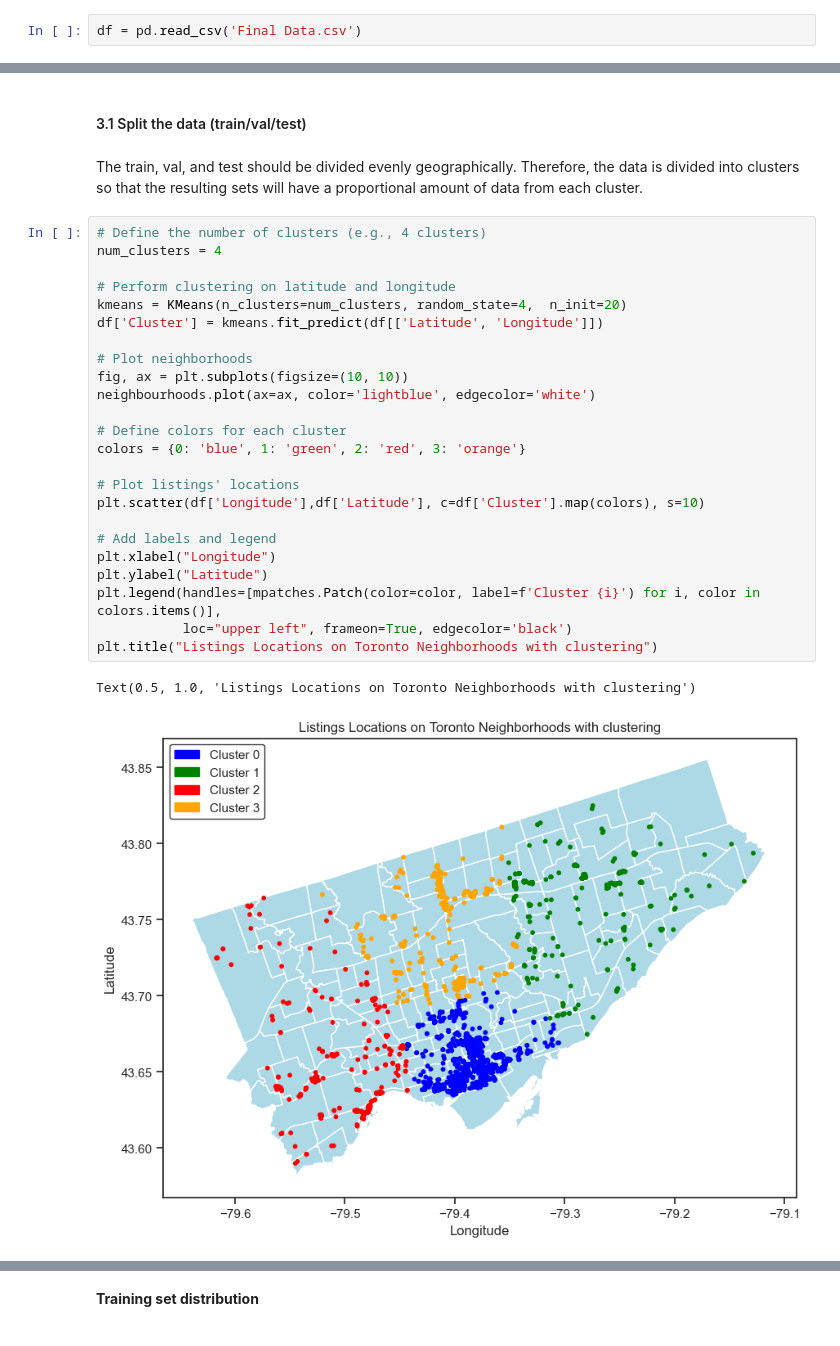
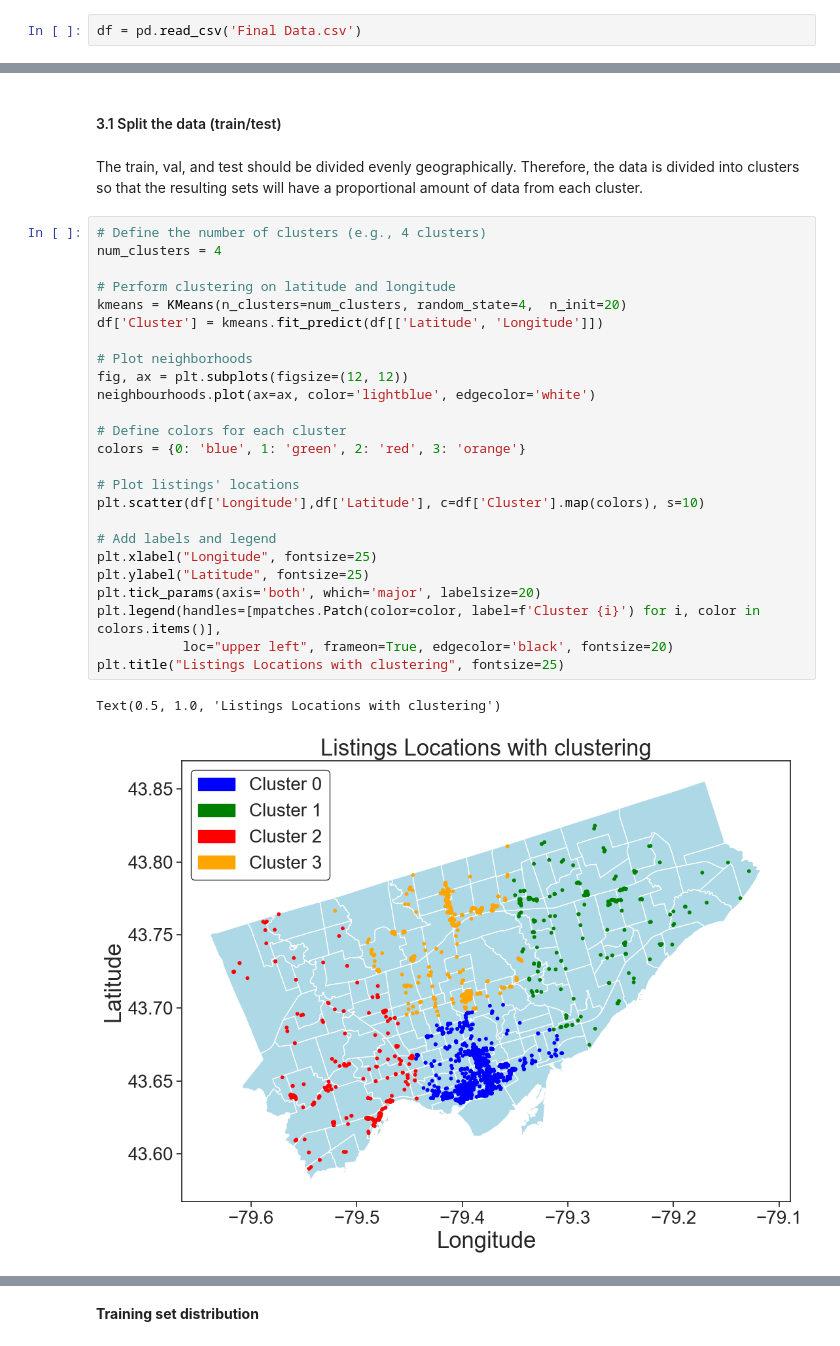
Before and after one commit to Positiveproton9/CME538projectTeam10, a Jupyter notebook: Rent Data/Zillow/Big_Project_G10_V3 (All data).ipynb, the cells around one changed output, grey strips where cells are left out. Cells and saved outputs as stored; diff of their text form.

```diff
--- a/Rent Data/Zillow/Big_Project_G10_V3 (All data).ipynb
+++ b/Rent Data/Zillow/Big_Project_G10_V3 (All data).ipynb
@@ -1049,34 +1125,35 @@ Data columns (total 11 columns):
 dtypes: float64(7), object(4)
 memory usage: 349.8+ KB
 # %% [markdown]
-#### 3.1 Split the data (train/val/test)
+#### 3.1 Split the data (train/test)
 # %% [markdown]
 The train, val, and test should be divided evenly geographically. Therefore, the data is divided into clusters so that the resulting sets will have a proportional amount of data from each cluster.
 # %%
 # Define the number of clusters (e.g., 4 clusters)
 num_clusters = 4
 
 # Perform clustering on latitude and longitude
 kmeans = KMeans(n_clusters=num_clusters, random_state=4,  n_init=20)
 df['Cluster'] = kmeans.fit_predict(df[['Latitude', 'Longitude']])
 
 # Plot neighborhoods
-fig, ax = plt.subplots(figsize=(10, 10))
+fig, ax = plt.subplots(figsize=(12, 12))
 neighbourhoods.plot(ax=ax, color='lightblue', edgecolor='white')
 
 # Define colors for each cluster
 colors = {0: 'blue', 1: 'green', 2: 'red', 3: 'orange'}
 
 # Plot listings' locations
 plt.scatter(df['Longitude'],df['Latitude'], c=df['Cluster'].map(colors), s=10)
 
 # Add labels and legend
-plt.xlabel("Longitude")
-plt.ylabel("Latitude")
+plt.xlabel("Longitude", fontsize=25)
+plt.ylabel("Latitude", fontsize=25)
+plt.tick_params(axis='both', which='major', labelsize=20)
 plt.legend(handles=[mpatches.Patch(color=color, label=f'Cluster {i}') for i, color in colors.items()],
-           loc="upper left", frameon=True, edgecolor='black')
-plt.title("Listings Locations on Toronto Neighborhoods with clustering")
+           loc="upper left", frameon=True, edgecolor='black', fontsize=20)
+plt.title("Listings Locations with clustering", fontsize=25)
 # %% [output]
-Text(0.5, 1.0, 'Listings Locations on Toronto Neighborhoods with clustering')
+Text(0.5, 1.0, 'Listings Locations with clustering')
-[figure, old version]
+[figure, new version]
 # %% [markdown]
```
Also changed, not shown: parts of 57 cells of this notebook, 1 other file.
